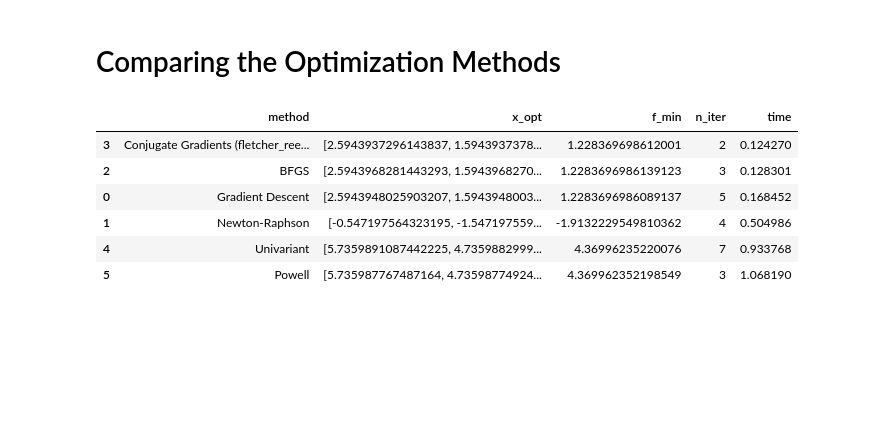
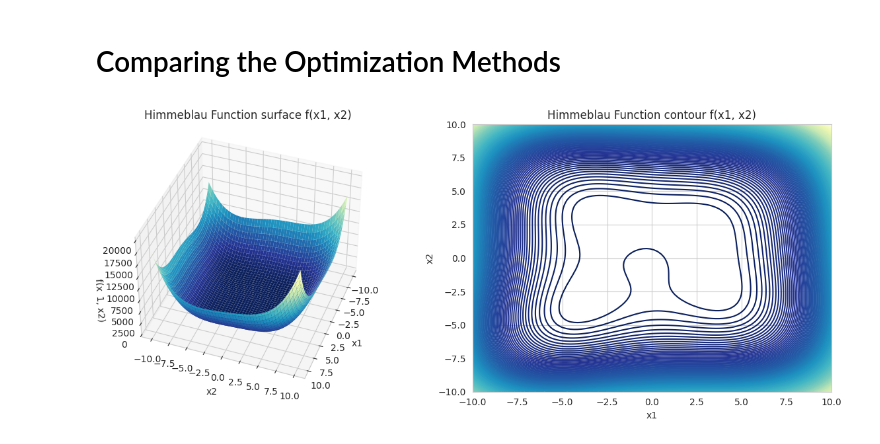
Before and after one commit to quant-sci/optymus, a Jupyter notebook: examples/7.methods_comparison.ipynb, the cells around one changed output. Saved outputs shown, nothing was run; the diff lists cells and outputs as text; code cells hidden in the pictures; blank space fills up the shorter version.

```diff
--- a/examples/7.methods_comparison.ipynb
+++ b/examples/7.methods_comparison.ipynb
@@ -16,6 +13,10 @@ from optymus.benchmark import MccormickFunction
 # %%
 # define the objective function
-f = MccormickFunction()
+f = HimmeblauFunction()
 
 # define the initial point
-initial_point = jnp.array([-2.0, 5.0])
+initial_point = jnp.array([0, 5])
+
+f.plot()
+# %% [output]
+[figure, added]
@@ -49,11 +22,0 @@ for method in methods:
-# %%
-results.sort_values(by='time', ascending=True, inplace=True)
-results
-# %% [output]
-|  | method | x_opt | f_min | n_iter | time |
-| 3 | Conjugate Gradients (fletcher_ree... | [2.5943937296143837, 1.5943937378... | 1.228369698612001 | 2 | 0.124270 |
-| 2 | BFGS | [2.5943968281443293, 1.5943968270... | 1.2283696986139123 | 3 | 0.128301 |
-| 0 | Gradient Descent | [2.5943948025903207, 1.5943948003... | 1.2283696986089137 | 5 | 0.168452 |
-| 1 | Newton-Raphson | [-0.547197564323195, -1.547197559... | -1.9132229549810362 | 4 | 0.504986 |
-| 4 | Univariant | [5.7359891087442225, 4.7359882999... | 4.36996235220076 | 7 | 0.933768 |
-| 5 | Powell | [5.735987767487164, 4.73598774924... | 4.369962352198549 | 3 | 1.068190 |
```
Also changed, not shown: parts of 5 cells of this notebook, 14 other files.
